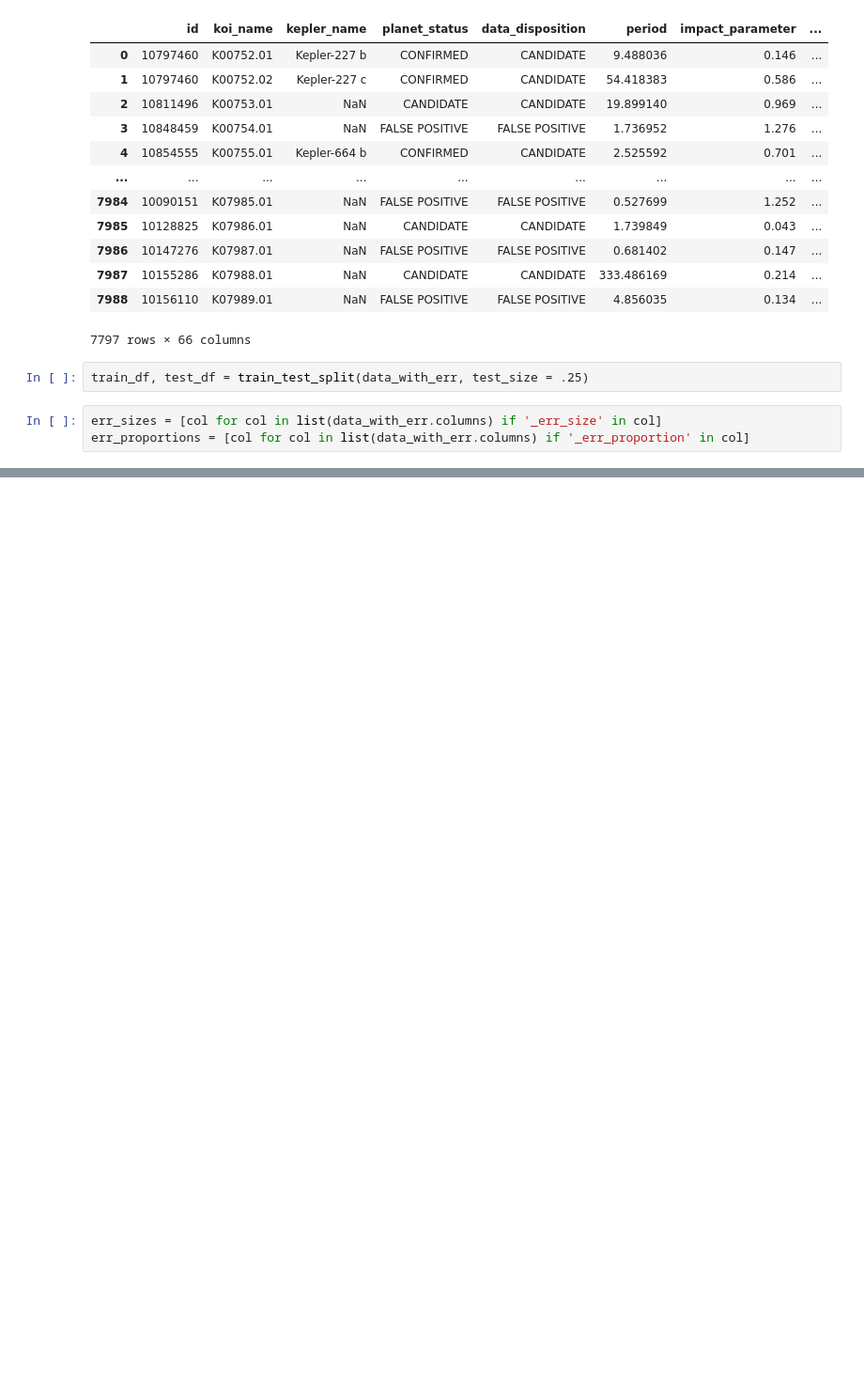
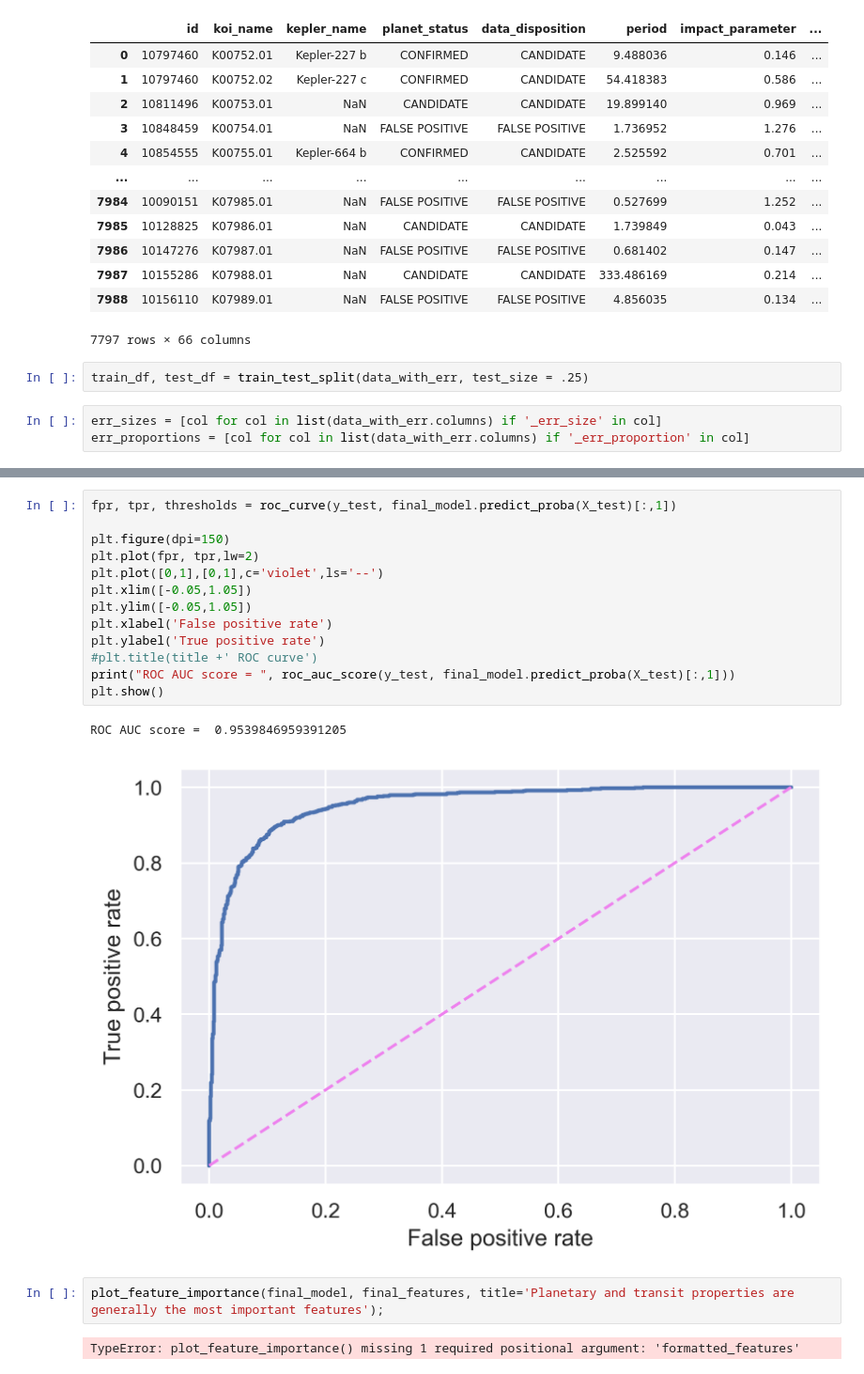
Before and after one commit to nathaniel-speiser/exoplanet-classification, a Jupyter notebook: Final Model tuning.ipynb, the cells around one changed output, grey strips where cells are left out. Shown at 94% size. Drawn from its saved outputs; the diff is of its cells as text; blank space fills up the shorter version.

```diff
--- a/Final Model tuning.ipynb
+++ b/Final Model tuning.ipynb
@@ -164,0 +320,20 @@ Mean validation roc_auc: 0.954
+# %%
+fpr, tpr, thresholds = roc_curve(y_test, final_model.predict_proba(X_test)[:,1])
+
+plt.figure(dpi=150)
+plt.plot(fpr, tpr,lw=2)
+plt.plot([0,1],[0,1],c='violet',ls='--')
+plt.xlim([-0.05,1.05])
+plt.ylim([-0.05,1.05])
+plt.xlabel('False positive rate')
+plt.ylabel('True positive rate')
+#plt.title(title +' ROC curve')
+print("ROC AUC score = ", roc_auc_score(y_test, final_model.predict_proba(X_test)[:,1]))
+plt.show()
+# %% [output]
+ROC AUC score =  0.9539846959391205
+[figure, added]
+# %%
+plot_feature_importance(final_model, final_features, title='Planetary and transit properties are generally the most important features');
+# %% [output]
+TypeError: plot_feature_importance() missing 1 required positional argument: 'formatted_features'
```
Also changed, not shown: parts of 35 cells of this notebook, 2 other files.
